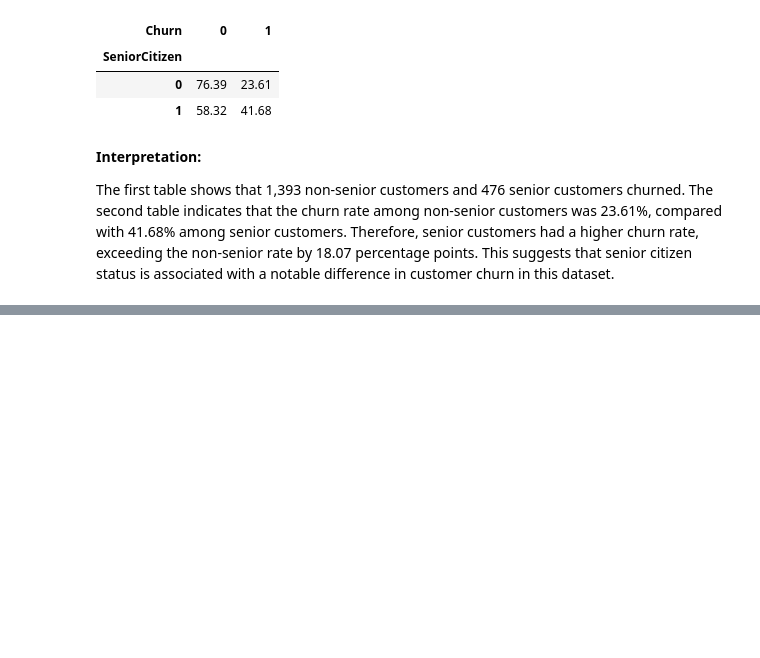
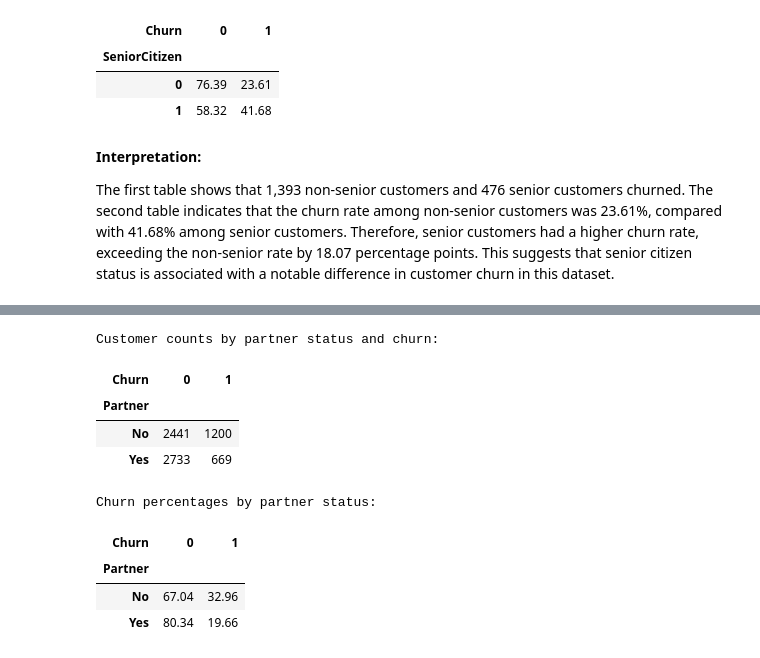
Before and after one commit to YvonneMukabera/computing-intelligence-lab-1, a Jupyter notebook: lab-1-telco-customer-churn-analysis.ipynb, the cells around one changed output, grey strips where cells are left out. Cells and saved outputs as stored; diff of their text form; code cells hidden in the pictures; blank space fills up the shorter version.

```diff
--- a/lab-1-telco-customer-churn-analysis.ipynb
+++ b/lab-1-telco-customer-churn-analysis.ipynb
@@ -342,0 +348,28 @@ The first table shows that 1,393 non-senior customers and 476 senior customers c
+# %%
+
+# Partner status and churn
+
+partner_counts = pd.crosstab(df["Partner"], df["Churn"])
+
+partner_percentages = pd.crosstab(
+    df["Partner"],
+    df["Churn"],
+    normalize="index"
+) * 100
+
+print("Customer counts by partner status and churn:")
+display(partner_counts)
+
+print("Churn percentages by partner status:")
+display(partner_percentages.round(2))
+# %% [output]
+Customer counts by partner status and churn:
+| Churn | 0 | 1 |
+| Partner |  |  |
+| No | 2441 | 1200 |
+| Yes | 2733 | 669 |
+Churn percentages by partner status:
+| Churn | 0 | 1 |
+| Partner |  |  |
+| No | 67.04 | 32.96 |
+| Yes | 80.34 | 19.66 |
```
Also changed, not shown: parts of 17 cells of this notebook.
